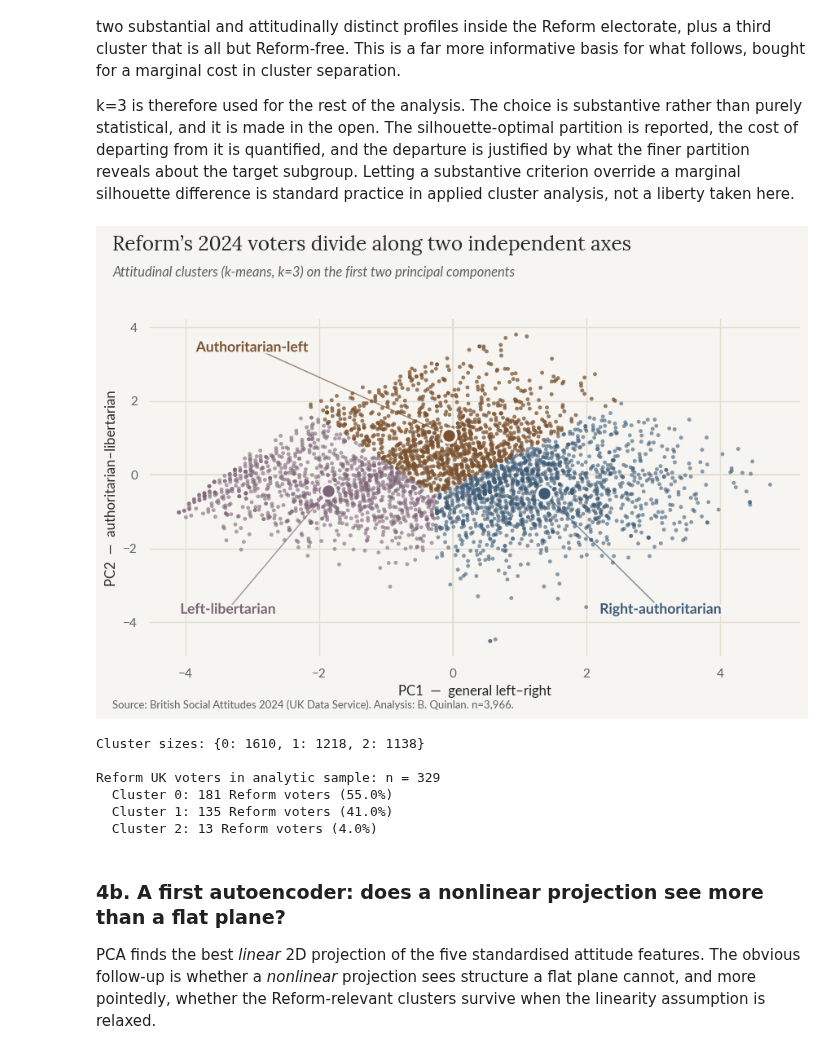
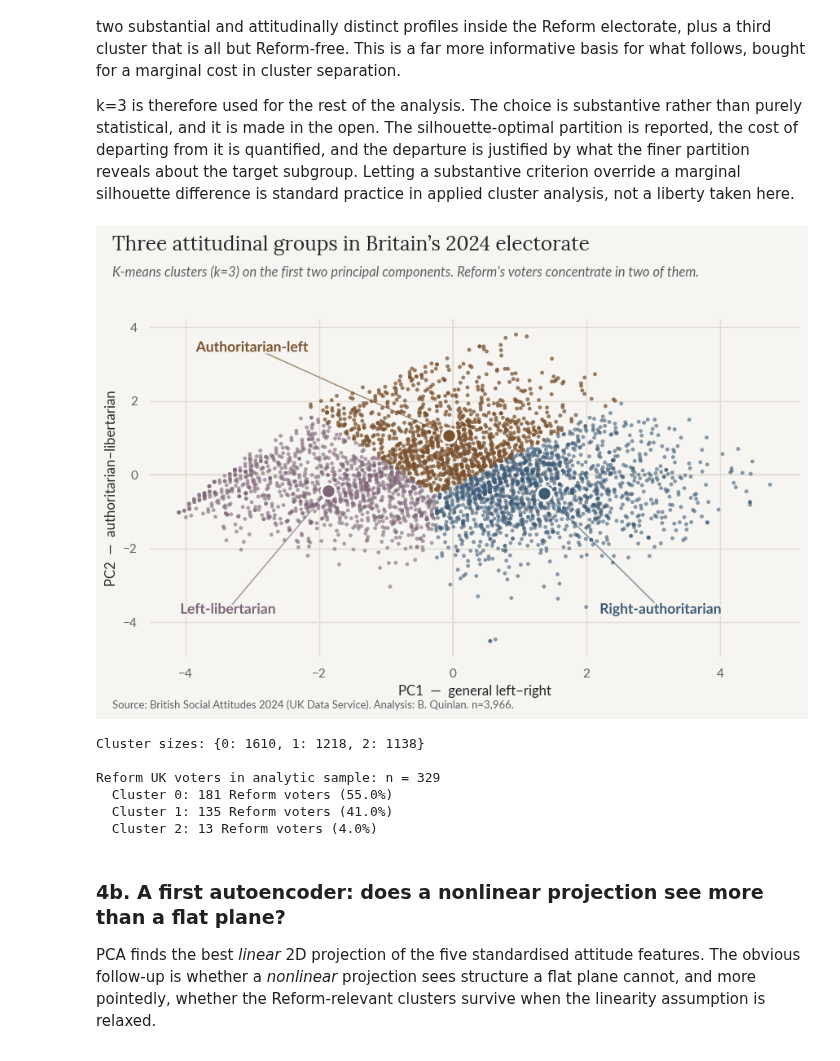
Before and after one commit to BQ-Essex/reform-uk-two-electorates, a Jupyter notebook: notebook/MA336_Project_Notebook.ipynb, the cells around one changed output. Saved outputs shown, nothing was run; the diff lists cells and outputs as text; code cells hidden in the pictures.

```diff
--- a/notebook/MA336_Project_Notebook.ipynb
+++ b/notebook/MA336_Project_Notebook.ipynb
@@ -119,7 +119,13 @@ CLUSTER_NAME={0:'Right-authoritarian', 1:'Authoritarian-left', 2:'Left-libertari
 DIVERGING=['#2E4560','#7C93A6','#F6F5F1','#C39A6E','#7A5230']
 SEQUENTIAL=['#F4F6F5','#C9D3DB','#8CA3B4','#5B7C93','#3E5B76']
 
-for _p in ['/usr/share/fonts/truetype/google-fonts/Lora-Variable.ttf',
+# Lora and Lato are bundled in fonts/ (SIL Open Font Licence) so a top-to-bottom run
+# reproduces the report figures on any machine, not only one that happens to have them
+# installed system-wide. System paths are kept afterwards as a fallback.
+for _p in ['fonts/Lora-Variable.ttf', 'fonts/Lora-Italic-Variable.ttf',
+           'fonts/Lato-Regular.ttf', 'fonts/Lato-Bold.ttf',
+           'fonts/Lato-Italic.ttf', 'fonts/Lato-Light.ttf',
+           '/usr/share/fonts/truetype/google-fonts/Lora-Variable.ttf',
            '/usr/share/fonts/truetype/lato/Lato-Regular.ttf',
            '/usr/share/fonts/truetype/lato/Lato-Bold.ttf',
            '/usr/share/fonts/truetype/lato/Lato-Italic.ttf']:
@@ -567,36 +573,36 @@ cluster_remap = {int(_cent['leftrigh'].idxmax()): 0,   # most right-wing   -> ri
                  int(_cent['Libauth'].idxmin()): 2}    # least authoritarian -> left-libertarian
 cluster_remap[[c for c in _cent.index if c not in cluster_remap][0]] = 1   # remainder -> auth-left
 analytic['cluster_km'] = np.array([cluster_remap[l] for l in kmeans.labels_])
 
 # Centroids in PCA space, reordered to match the semantic labels (for plotting)
 _centres_pca = {cluster_remap[r]: kmeans.cluster_centers_[r] for r in range(k)}
 _lab=np.asarray(analytic['cluster_km']); _n=len(X_pca)
 fig,ax=plt.subplots(figsize=(8.2,5.7)); fig.subplots_adjust(left=0.085,right=0.97,top=0.79,bottom=0.13)
 for _s in ('top','right','left','bottom'): ax.spines[_s].set_visible(False)
 ax.axhline(0,color=GRID,lw=1.1); ax.axvline(0,color=GRID,lw=1.1); ax.grid(True,color=GRID)
 for _cl in (2,0,1):
     _m=_lab==_cl
     ax.scatter(X_pca[_m,0],X_pca[_m,1],s=10,alpha=0.75 if _cl==1 else 0.6,color=CLUSTER[_cl],edgecolors='none',zorder=2+(_cl==1))
     _c=_centres_pca[_cl]; ax.scatter(_c[0],_c[1],s=130,color=CLUSTER[_cl],edgecolors=CANVAS,linewidths=2,zorder=6)
 _xl,_yl=ax.get_xlim(),ax.get_ylim()
 _pos={0:(_xl[1]*0.60,_yl[0]*0.74),1:(_xl[0]*0.66,_yl[1]*0.82),2:(_xl[0]*0.74,_yl[0]*0.74)}
 for _cl in (0,1,2): leader_label(ax,CLUSTER_NAME[_cl],tuple(_centres_pca[_cl]),_pos[_cl],CLUSTER[_cl])
 ax.set_xlabel('PC1  —  general left–right'); ax.set_ylabel('PC2  —  authoritarian–libertarian')
-titleblock(fig,"Reform’s 2024 voters divide along two independent axes",
-    "Attitudinal clusters (k-means, k=3) on the first two principal components",
+titleblock(fig,"Three attitudinal groups in Britain’s 2024 electorate",
+    "K-means clusters (k=3) on the first two principal components. Reform’s voters concentrate in two of them.",
     f"Source: British Social Attitudes 2024 (UK Data Service). Analysis: B. Quinlan. n={_n:,}.")
 savefig('fig05_kmeans-clusters-k3-scatter.png'); plt.show()
 print('Cluster sizes:', analytic['cluster_km'].value_counts().sort_index().to_dict())
 
 # Where the Reform voters land across the three clusters
 reform_analytic = analytic[analytic['Vote'] == 8]
 print(f"\nReform UK voters in analytic sample: n = {len(reform_analytic)}")
 dist = reform_analytic['cluster_km'].value_counts(normalize=True).sort_index()
 counts = reform_analytic['cluster_km'].value_counts().sort_index()
 for c in dist.index:
     print(f"  Cluster {c}: {counts[c]} Reform voters ({dist[c]:.1%})")
 # %% [output]
-[figure, old version]
+[figure, new version]
 Cluster sizes: {0: 1610, 1: 1218, 2: 1138}
 
 Reform UK voters in analytic sample: n = 329
```
Also changed, not shown: 6 other files.
